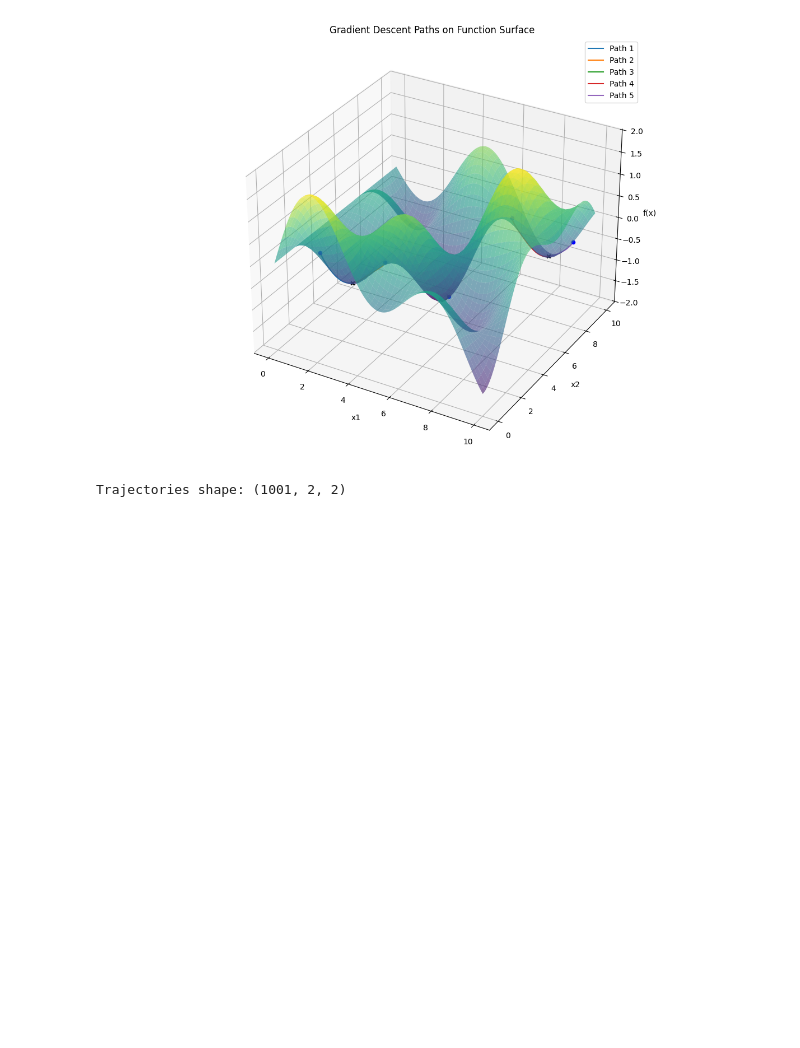
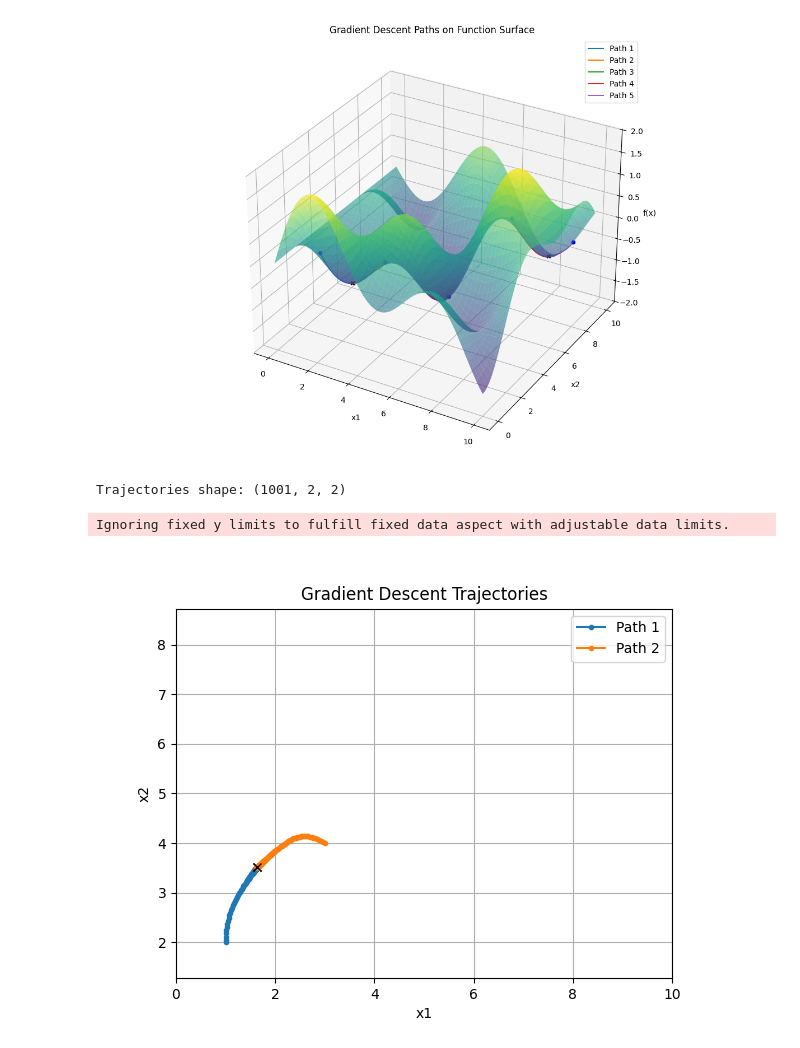
Before and after one commit to sromo1/knowledge_companion, a Jupyter notebook: scardapane2024/chapter2.ipynb, the cells around one changed output. Drawn from its saved outputs; the diff is of its cells as text; code cells hidden in the pictures; blank space fills up the shorter version.

Commit message:
convert 2d and 3d gradient descent plots to functions

```diff
--- a/scardapane2024/chapter2.ipynb
+++ b/scardapane2024/chapter2.ipynb
@@ -165,7 +199,7 @@ plt.show()
 [figure]
 # %%
 # 5. Implementing Momentum
-def gradient_descent_momentum(X_init: np.ndarray, learning_rate: float = 0.01, lambda_parameter:float = 0.3, n_iterations: int = 100):
+def gradient_descent_momentum(X_init: np.ndarray, learning_rate: float = 0.01, momentum:float = 0.3, n_iterations: int = 100):
     """
     Gradient descent function
     parameters
@@ -174,7 +208,7 @@ def gradient_descent_momentum(X_init: np.ndarray, learning_rate: float = 0.01, l
         Input array of shape (n_samples, n_features)
     learning_rate : float
         Learning rate for the gradient descent
-    lambda_parameter : float
+    momentum : float
         Momentum dampening parameter
     n_iterations : int
         Number of iterations for the gradient descent
@@ -189,7 +223,7 @@ def gradient_descent_momentum(X_init: np.ndarray, learning_rate: float = 0.01, l
 
     for _ in range(n_iterations):
         grad = gradient(X)
-        g = -learning_rate * grad + lambda_parameter * g
+        g = -learning_rate * grad + momentum * g
         X = X + g
 
         trajectories.append(X.copy())
@@ -198,9 +232,15 @@ def gradient_descent_momentum(X_init: np.ndarray, learning_rate: float = 0.01, l
 
 # Example usage
 X0 = np.array([[1, 2], [3, 4]], dtype=np.float64)
-trajectories = gradient_descent_momentum(X0, learning_rate=0.05, lambda_parameter=0.3, n_iterations=1000)
+trajectories = gradient_descent_momentum(X0, learning_rate=0.05, momentum=0.3, n_iterations=1000)
 
 #print("\nTrajectories after gradient descent:", trajectories)
 print("\nTrajectories shape:", trajectories.shape)
 # %% [output]
 Trajectories shape: (1001, 2, 2)
+# %%
+# 4a. 2D Visualization - Momentum
+plot_2d_trajectories(trajectories)
+# %% [output]
+Ignoring fixed y limits to fulfill fixed data aspect with adjustable data limits.
+[figure, added]
```
Also changed, not shown: parts of 6 cells of this notebook.
